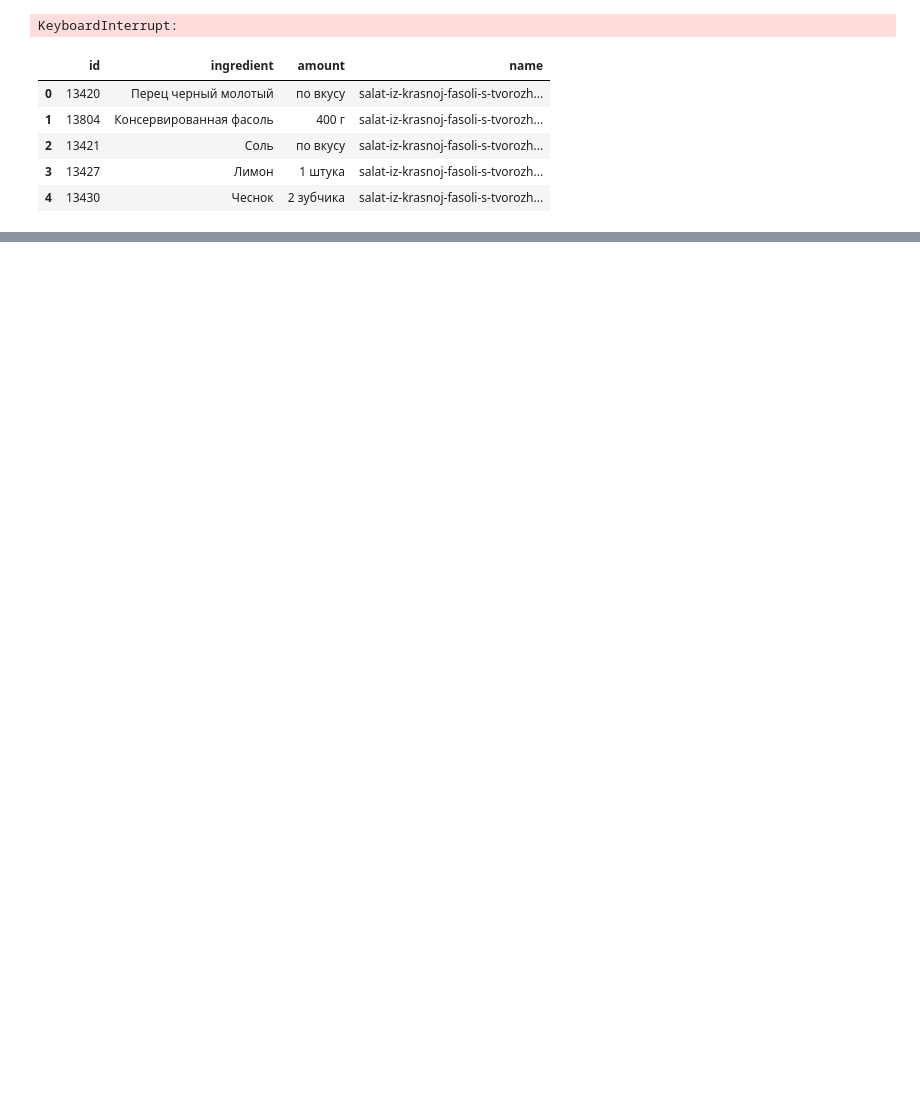
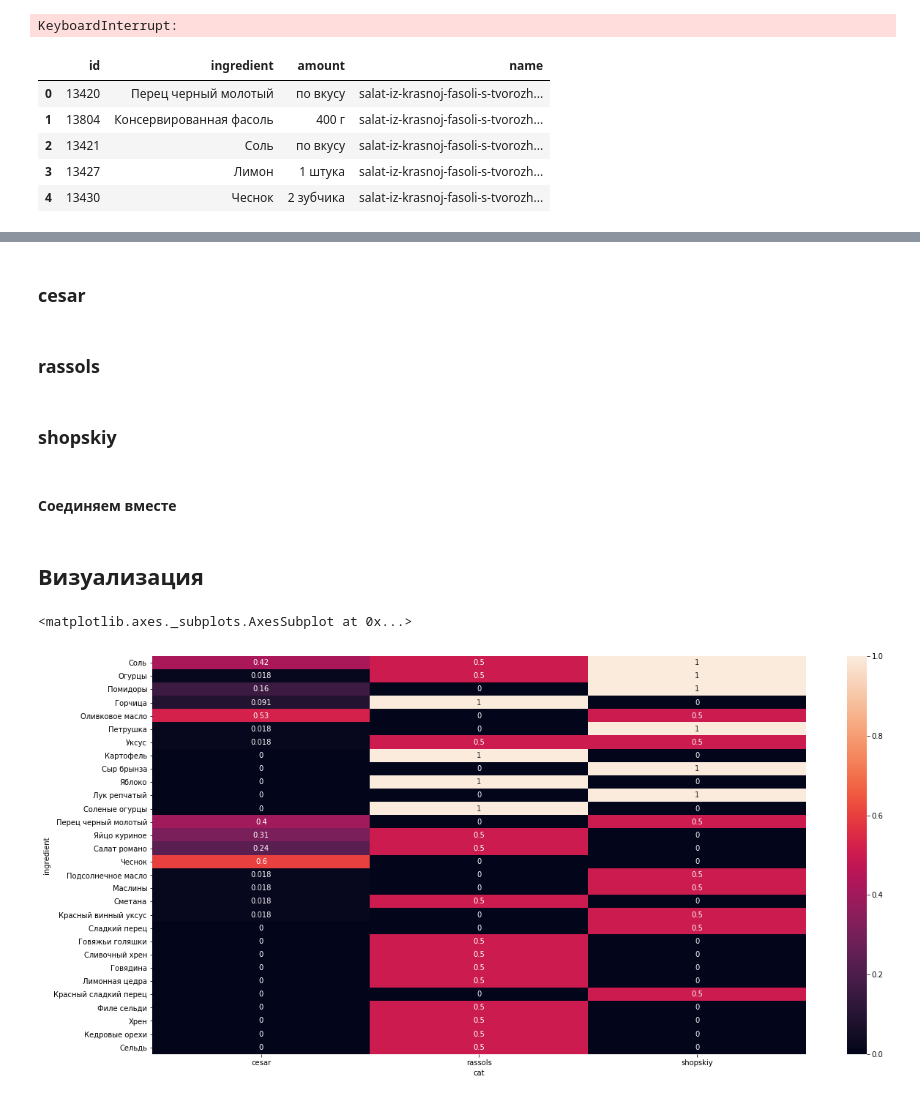
Before and after one commit to r-classes/dh-hackathon-2019-2020-june-Yedoki, a Jupyter notebook: code/load_recipes.ipynb, the cells around one changed output, grey strips where cells are left out. Saved outputs shown, nothing was run; the diff lists cells and outputs as text; code cells hidden in the pictures; blank space fills up the shorter version.

```diff
--- a/code/load_recipes.ipynb
+++ b/code/load_recipes.ipynb
@@ -101,0 +116,2 @@ recipes.head()
+# %% [markdown]
+### cesar
@@ -101,0 +121,20 @@ recipes.head()
+# %% [markdown]
+### rassols
+# %%
+rassols = data[data['name'].str.contains("-rassols-")]
+rassols['cat'] = ['rassols'] * rassols.shape[0]
+# %% [markdown]
+### shopskiy
+# %%
+shopskiy = data[data['name'].str.contains("shopskiy-")]
+shopskiy['cat'] = ['shopskiy'] * shopskiy.shape[0]
+# %% [markdown]
+#### Соединяем вместе
+# %%
+df = pd.concat([cesar, rassols, shopskiy])
+counts = df[['name', 'cat']].drop_duplicates().groupby('cat').size()
+unstacked = df.groupby(['cat', 'ingredient']).size().reset_index()
+values = [counts[cat] for cat in unstacked['cat']]
+unstacked['n'] = unstacked[0].div(values)
+# %% [markdown]
+## Визуализация
@@ -101,0 +143,12 @@ recipes.head()
+# %%
+unstacked = unstacked.pivot_table('n', ['ingredient'], 'cat')
+unstacked = unstacked.fillna(0)
+unstacked['score'] = unstacked.sum(axis=1)
+unstacked = unstacked.sort_values('score', ascending=False)
+# %%
+plt.figure(figsize=(20, 10))
+
+sns.heatmap(unstacked[['cesar', 'rassols', 'shopskiy']].head(30), annot=True)
+# %% [output]
+<matplotlib.axes._subplots.AxesSubplot at 0x...>
+[figure, added]
```
Also changed, not shown: parts of 6 cells of this notebook.
